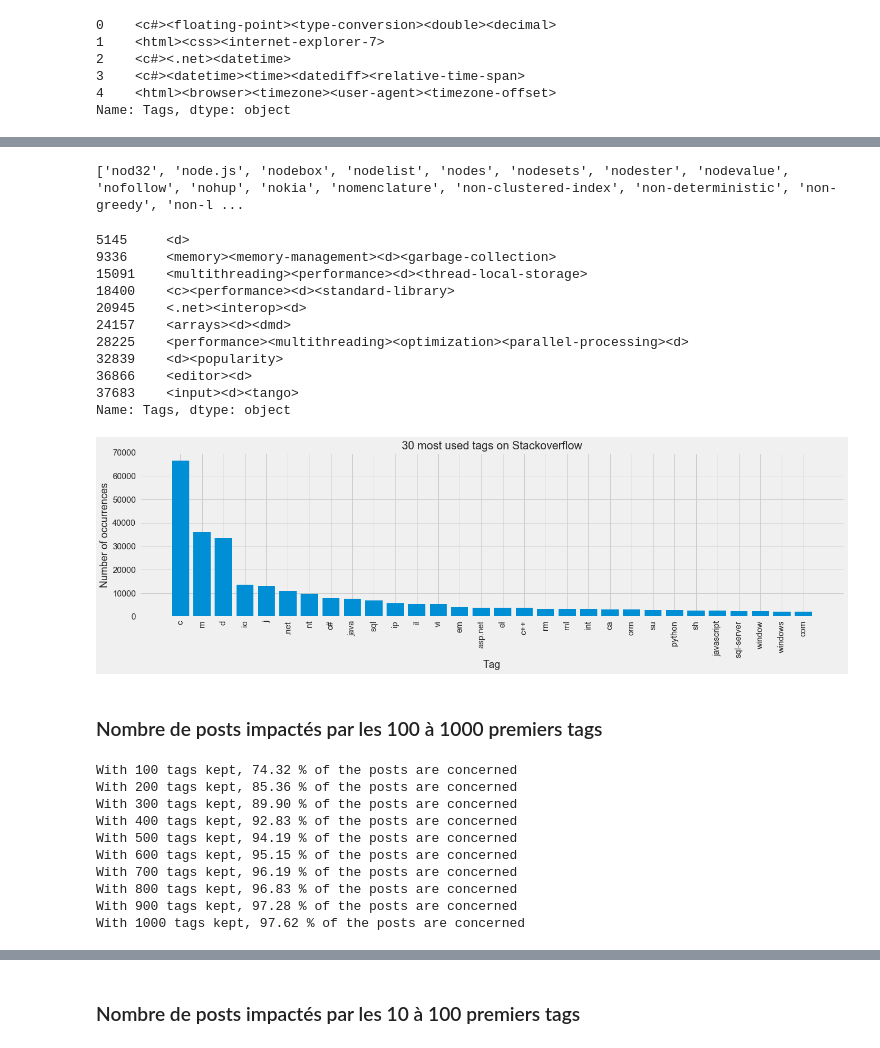
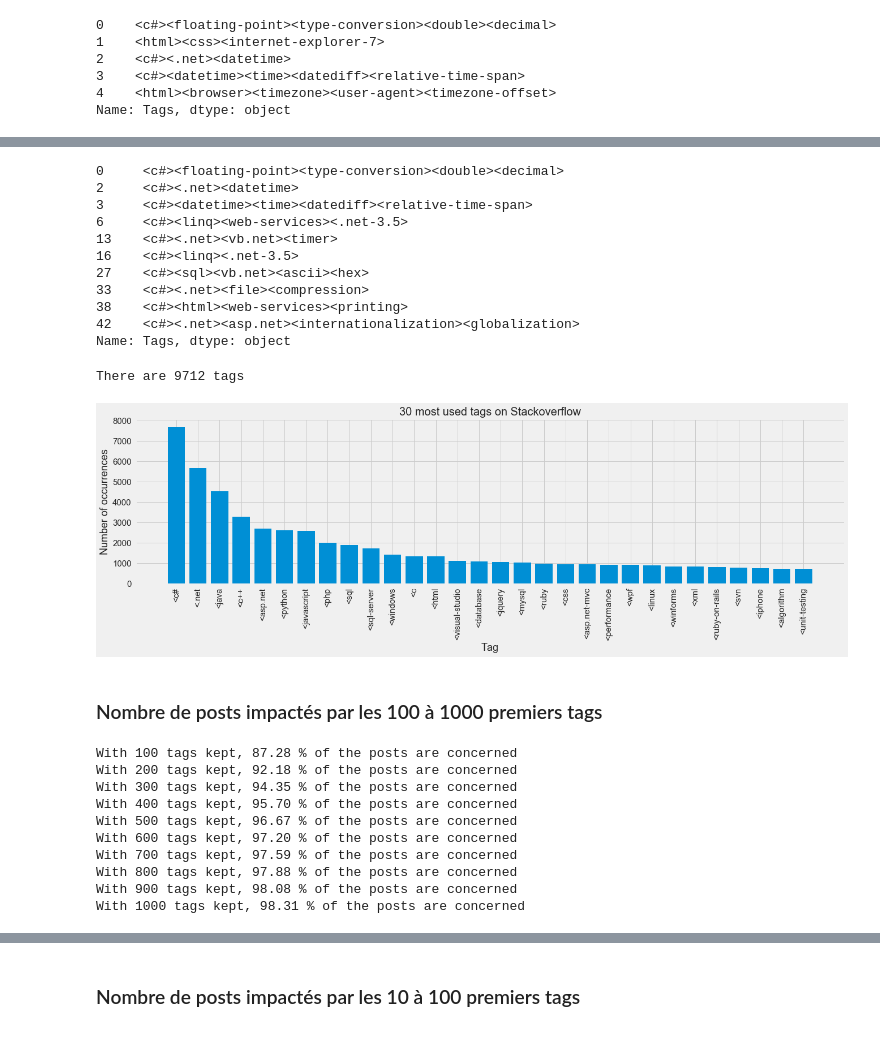
Before and after one commit to ridurand/OCR06, a Jupyter notebook: stackoverflow_exploration.ipynb, the cells around one changed output, grey strips where cells are left out. Drawn from its saved outputs; the diff is of its cells as text; code cells hidden in the pictures.

Commit message:
correction bugs notebook exploration + implémentation alltags_counter

```diff
--- a/stackoverflow_exploration.ipynb
+++ b/stackoverflow_exploration.ipynb
@@ -146,50 +106,46 @@ print(sorted(set_tags)[1750:1800])
-# %%
-print(sorted(set_tags)[5500:5600])
-# nt = windows nt
-# %% [output]
-['nod32', 'node.js', 'nodebox', 'nodelist', 'nodes', 'nodesets', 'nodester', 'nodevalue', 'nofollow', 'nohup', 'nokia', 'nomenclature', 'non-clustered-index', 'non-deterministic', 'non-greedy', 'non-l ...
 # %%
-posts_tags.loc[posts_tags.str.contains('<d>')].head(10)
+posts_tags.loc[posts_tags.str.contains('<c#>')].head(10)
 # %% [output]
-5145     <d>
-9336     <memory><memory-management><d><garbage-collection>
-15091    <multithreading><performance><d><thread-local-storage>
-18400    <c><performance><d><standard-library>
-20945    <.net><interop><d>
-24157    <arrays><d><dmd>
-28225    <performance><multithreading><optimization><parallel-processing><d>
-32839    <d><popularity>
-36866    <editor><d>
-37683    <input><d><tango>
+0     <c#><floating-point><type-conversion><double><decimal>
+2     <c#><.net><datetime>
+3     <c#><datetime><time><datediff><relative-time-span>
+6     <c#><linq><web-services><.net-3.5>
+13    <c#><.net><vb.net><timer>
+16    <c#><linq><.net-3.5>
+27    <c#><sql><vb.net><ascii><hex>
+33    <c#><.net><file><compression>
+38    <c#><html><web-services><printing>
+42    <c#><.net><asp.net><internationalization><globalization>
 Name: Tags, dtype: object
 # %%
 # je compte les occurrences de chaque tag dans le dataframe
-alltags_count = dict()
-for s in set_tags:
-    #print(s)
-    alltags_count[s] = posts_tags.str.count(re.escape(s)).sum()
+from collections import Counter
+alltags_count = Counter()
+posts_tags.apply(lambda x : alltags_count.update([s for s in x.split('>') if s != ''])) ;
-# %%
-alltags_count = sorted(alltags_count.items(), key=lambda x: x[1], reverse=True)
+# %%
+print('There are %d tags' % len(alltags_count.keys()))
+# %% [output]
+There are 9712 tags
 # %%
 import matplotlib.pyplot as plt
 # Graphique des 30 tags les plus utilisés sur Stackoverflow
 
-top30tags = alltags_count[1:31]
+top30tags = alltags_count.most_common(30)
 
 plt.figure(figsize=(20, 5))
 y_axis = [i[1] for i in top30tags]
 label_x = [i[0] for i in top30tags]
 ax = plt.axes()
 plt.bar(label_x, y_axis)
 plt.xticks(rotation=90, fontsize=15)
 plt.yticks(fontsize=15)
 plt.title("30 most used tags on Stackoverflow",fontsize=20)
 plt.xlabel('Tag', fontsize=18)
 plt.ylabel('Number of occurrences', fontsize=18)
 plt.style.use('fivethirtyeight')
 plt.show()
 # %% [output]
-[figure, old version]
+[figure, new version]
 # %% [markdown]
 ### Nombre de posts impactés par les 100 à 1000 premiers tags
 # %%
@@ -197,30 +153,28 @@ nb_posts_targeted = dict()
 
 for nb_top_tags in np.linspace(100, 1000, 10, dtype='int'):
 
-    top_tags = [i[0] for i in alltags_count[1:nb_top_tags+1]]
+    top_tags = [tag[0] for tag in alltags_count.most_common(nb_top_tags)]
     nb_posts_targeted[nb_top_tags] = 0
 
-    for _tags in posts_tags.str.split('>'):
-        _tags.remove('')
-        _tags = [_tag[1:] for _tag in _tags]
-        for _tag in _tags:
-            if _tag in top_tags:
+    for tags in posts_tags.str.split('>'):
+        for tag in tags:
+            if tag in top_tags:
                 nb_posts_targeted[nb_top_tags] += 1
                 break
 
     percentage_posts = (nb_posts_targeted[nb_top_tags]/posts_tags.shape[0])*100
     print('With %d tags kept, %.2f %% of the posts are concerned ' % (nb_top_tags, percentage_posts))
 # %% [output]
-With 100 tags kept, 74.32 % of the posts are concerned
-With 200 tags kept, 85.36 % of the posts are concerned
-With 300 tags kept, 89.90 % of the posts are concerned
-With 400 tags kept, 92.83 % of the posts are concerned
-With 500 tags kept, 94.19 % of the posts are concerned
-With 600 tags kept, 95.15 % of the posts are concerned
-With 700 tags kept, 96.19 % of the posts are concerned
-With 800 tags kept, 96.83 % of the posts are concerned
-With 900 tags kept, 97.28 % of the posts are concerned
-With 1000 tags kept, 97.62 % of the posts are concerned
+With 100 tags kept, 87.28 % of the posts are concerned
+With 200 tags kept, 92.18 % of the posts are concerned
+With 300 tags kept, 94.35 % of the posts are concerned
+With 400 tags kept, 95.70 % of the posts are concerned
+With 500 tags kept, 96.67 % of the posts are concerned
+With 600 tags kept, 97.20 % of the posts are concerned
+With 700 tags kept, 97.59 % of the posts are concerned
+With 800 tags kept, 97.88 % of the posts are concerned
+With 900 tags kept, 98.08 % of the posts are concerned
+With 1000 tags kept, 98.31 % of the posts are concerned
 # %%
 import matplotlib.pyplot as plt
 # Graphique représentant le pourcentage de posts qui ont au moins un des top tags
```
Also changed, not shown: parts of 17 cells of this notebook, 11 other files.
